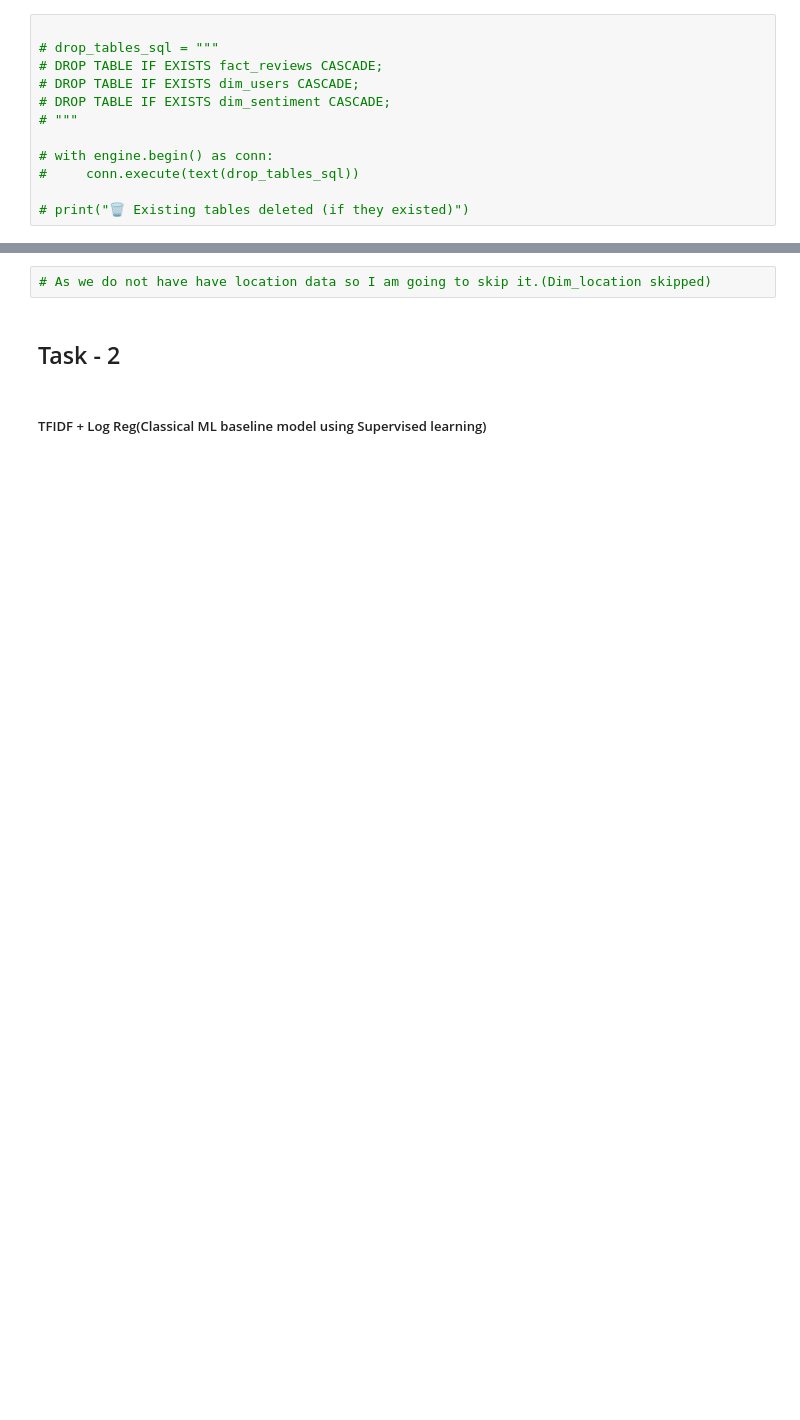
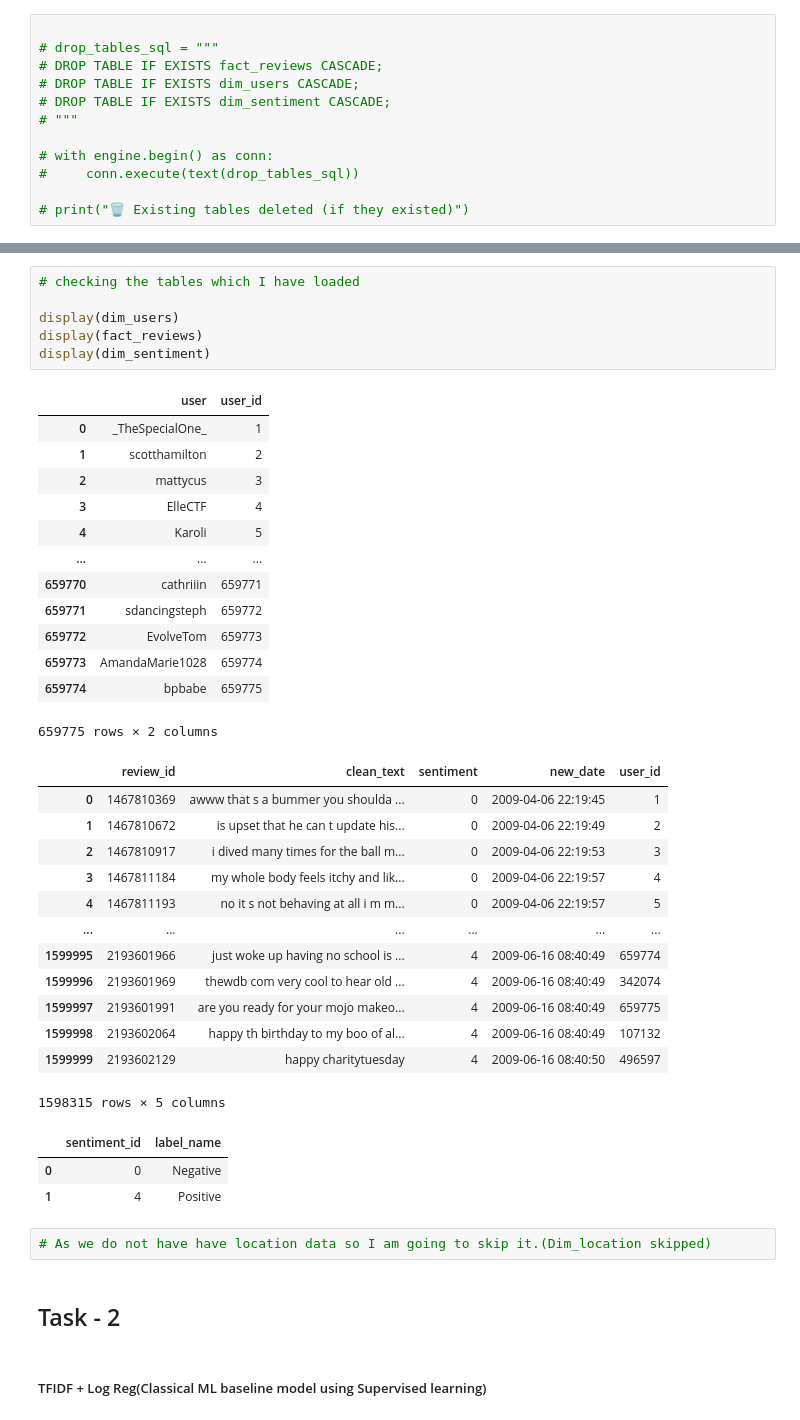
Before and after one commit to ufarooq8627/VoxPop, a Jupyter notebook: voxpop_main.ipynb, the cells around one changed output, grey strips where cells are left out. Cells and saved outputs as stored; diff of their text form; blank space fills up the shorter version.

```diff
--- a/voxpop_main.ipynb
+++ b/voxpop_main.ipynb
@@ -269,6 +302,42 @@ print(" Star Schema done")
  fact_reviews loaded
  dim_sentiment loaded
  Star Schema done
+# %%
+# checking the tables which I have loaded
+
+display(dim_users)
+display(fact_reviews)
+display(dim_sentiment)
+# %% [output]
+|  | user | user_id |
+| 0 | _TheSpecialOne_ | 1 |
+| 1 | scotthamilton | 2 |
+| 2 | mattycus | 3 |
+| 3 | ElleCTF | 4 |
+| 4 | Karoli | 5 |
+| ... | ... | ... |
+| 659770 | cathriiin | 659771 |
+| 659771 | sdancingsteph | 659772 |
+| 659772 | EvolveTom | 659773 |
+| 659773 | AmandaMarie1028 | 659774 |
+| 659774 | bpbabe | 659775 |
+659775 rows × 2 columns
+|  | review_id | clean_text | sentiment | new_date | user_id |
+| 0 | 1467810369 | awww that s a bummer you shoulda ... | 0 | 2009-04-06 22:19:45 | 1 |
+| 1 | 1467810672 | is upset that he can t update his... | 0 | 2009-04-06 22:19:49 | 2 |
+| 2 | 1467810917 | i dived many times for the ball m... | 0 | 2009-04-06 22:19:53 | 3 |
+| 3 | 1467811184 | my whole body feels itchy and lik... | 0 | 2009-04-06 22:19:57 | 4 |
+| 4 | 1467811193 | no it s not behaving at all i m m... | 0 | 2009-04-06 22:19:57 | 5 |
+| ... | ... | ... | ... | ... | ... |
+| 1599995 | 2193601966 | just woke up having no school is ... | 4 | 2009-06-16 08:40:49 | 659774 |
+| 1599996 | 2193601969 | thewdb com very cool to hear old ... | 4 | 2009-06-16 08:40:49 | 342074 |
+| 1599997 | 2193601991 | are you ready for your mojo makeo... | 4 | 2009-06-16 08:40:49 | 659775 |
+| 1599998 | 2193602064 | happy th birthday to my boo of al... | 4 | 2009-06-16 08:40:49 | 107132 |
+| 1599999 | 2193602129 | happy charitytuesday | 4 | 2009-06-16 08:40:50 | 496597 |
+1598315 rows × 5 columns
+|  | sentiment_id | label_name |
+| 0 | 0 | Negative |
+| 1 | 4 | Positive |
 # %%
 # As we do not have have location data so I am going to skip it.(Dim_location skipped)
 # %% [markdown]
```
Also changed, not shown: parts of 77 cells of this notebook.
